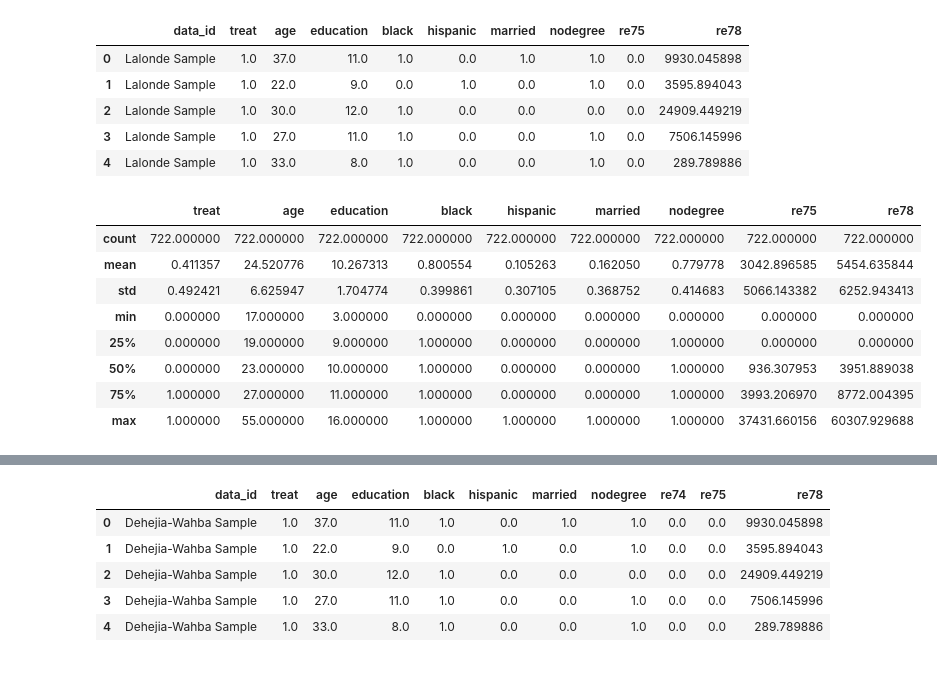
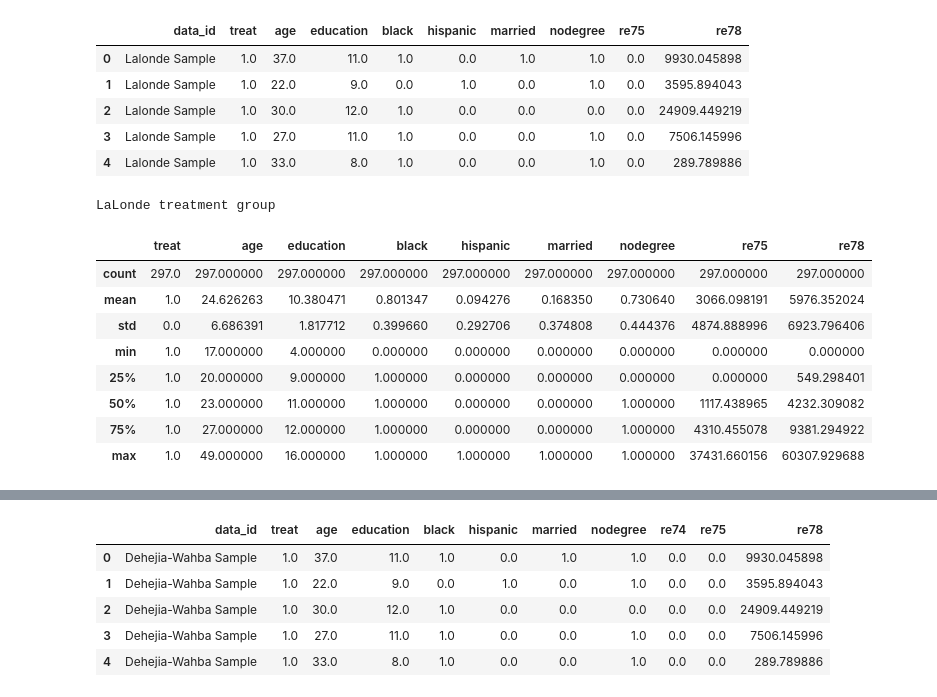
Before and after one commit to Masashi-Yoshioka/570_Project, a Jupyter notebook: 570_Project.ipynb, the cells around one changed output, grey strips where cells are left out. Drawn from its saved outputs; the diff is of its cells as text; code cells hidden in the pictures.

```diff
--- a/570_Project.ipynb
+++ b/570_Project.ipynb
@@ -59,14 +81,17 @@ df_nsw.head()
 | 3 | Lalonde Sample | 1.0 | 27.0 | 11.0 | 1.0 | 0.0 | 0.0 | 1.0 | 0.0 | 7506.145996 |
 | 4 | Lalonde Sample | 1.0 | 33.0 | 8.0 | 1.0 | 0.0 | 0.0 | 1.0 | 0.0 | 289.789886 |
 # %%
-df_nsw.describe()
+# Treatment group in LaLonde (1986)
+print('LaLonde treatment group')
+df_nsw[df_nsw['treat'] == 1].describe()
 # %% [output]
+LaLonde treatment group
 |  | treat | age | education | black | hispanic | married | nodegree | re75 | re78 |
-| count | 722.000000 | 722.000000 | 722.000000 | 722.000000 | 722.000000 | 722.000000 | 722.000000 | 722.000000 | 722.000000 |
-| mean | 0.411357 | 24.520776 | 10.267313 | 0.800554 | 0.105263 | 0.162050 | 0.779778 | 3042.896585 | 5454.635844 |
-| std | 0.492421 | 6.625947 | 1.704774 | 0.399861 | 0.307105 | 0.368752 | 0.414683 | 5066.143382 | 6252.943413 |
-| min | 0.000000 | 17.000000 | 3.000000 | 0.000000 | 0.000000 | 0.000000 | 0.000000 | 0.000000 | 0.000000 |
-| 25% | 0.000000 | 19.000000 | 9.000000 | 1.000000 | 0.000000 | 0.000000 | 1.000000 | 0.000000 | 0.000000 |
-| 50% | 0.000000 | 23.000000 | 10.000000 | 1.000000 | 0.000000 | 0.000000 | 1.000000 | 936.307953 | 3951.889038 |
-| 75% | 1.000000 | 27.000000 | 11.000000 | 1.000000 | 0.000000 | 0.000000 | 1.000000 | 3993.206970 | 8772.004395 |
-| max | 1.000000 | 55.000000 | 16.000000 | 1.000000 | 1.000000 | 1.000000 | 1.000000 | 37431.660156 | 60307.929688 |
+| count | 297.0 | 297.000000 | 297.000000 | 297.000000 | 297.000000 | 297.000000 | 297.000000 | 297.000000 | 297.000000 |
+| mean | 1.0 | 24.626263 | 10.380471 | 0.801347 | 0.094276 | 0.168350 | 0.730640 | 3066.098191 | 5976.352024 |
+| std | 0.0 | 6.686391 | 1.817712 | 0.399660 | 0.292706 | 0.374808 | 0.444376 | 4874.888996 | 6923.796406 |
+| min | 1.0 | 17.000000 | 4.000000 | 0.000000 | 0.000000 | 0.000000 | 0.000000 | 0.000000 | 0.000000 |
+| 25% | 1.0 | 20.000000 | 9.000000 | 1.000000 | 0.000000 | 0.000000 | 0.000000 | 0.000000 | 549.298401 |
+| 50% | 1.0 | 23.000000 | 11.000000 | 1.000000 | 0.000000 | 0.000000 | 1.000000 | 1117.438965 | 4232.309082 |
+| 75% | 1.0 | 27.000000 | 12.000000 | 1.000000 | 0.000000 | 0.000000 | 1.000000 | 4310.455078 | 9381.294922 |
+| max | 1.0 | 49.000000 | 16.000000 | 1.000000 | 1.000000 | 1.000000 | 1.000000 | 37431.660156 | 60307.929688 |
```
Also changed, not shown: parts of 54 cells of this notebook, 4 other files.
